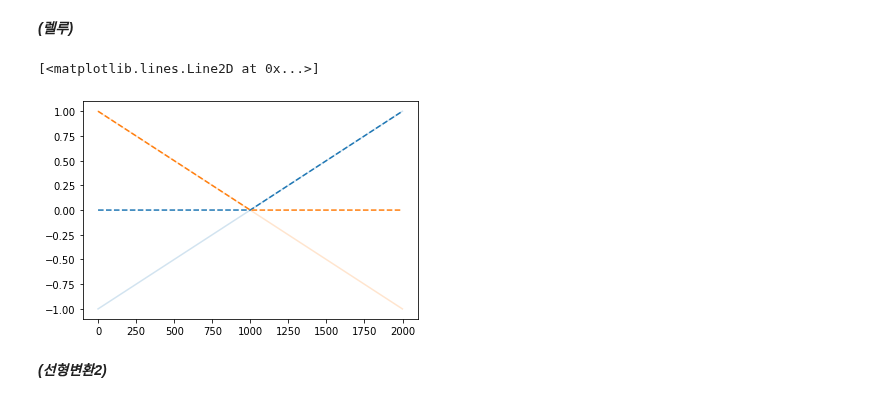
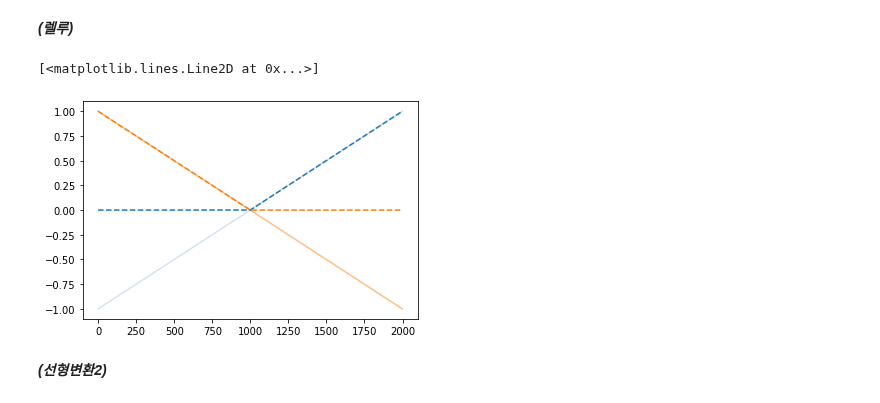
Before and after one commit to guebin/DL2022_backup, a Jupyter notebook: _notebooks/2022-10-04-(5주차) draft.ipynb, the cells around one changed output. Cells and saved outputs as stored; diff of their text form; code cells hidden in the pictures.

```diff
--- a/_notebooks/2022-10-04-(5주차) draft.ipynb
+++ b/_notebooks/2022-10-04-(5주차) draft.ipynb
@@ -145,11 +161,11 @@ plt.plot(x);plt.plot(-x)
 # %% [markdown]
 ***(렐루)***
 # %%
-plt.plot(x,alpha=0.2);plt.plot(-x,alpha=0.2)
+plt.plot(x,alpha=0.2);plt.plot(-x,alpha=0.5)
 plt.plot(relu(x),'--',color='C0');plt.plot(relu(-x),'--',color='C1')
 # %% [output]
 [<matplotlib.lines.Line2D at 0x...>]
-[figure, old version]
+[figure, new version]
 # %% [markdown]
 ***(선형변환2)***
 # %%
```
Also changed, not shown: parts of 60 cells of this notebook, 3 other files.
